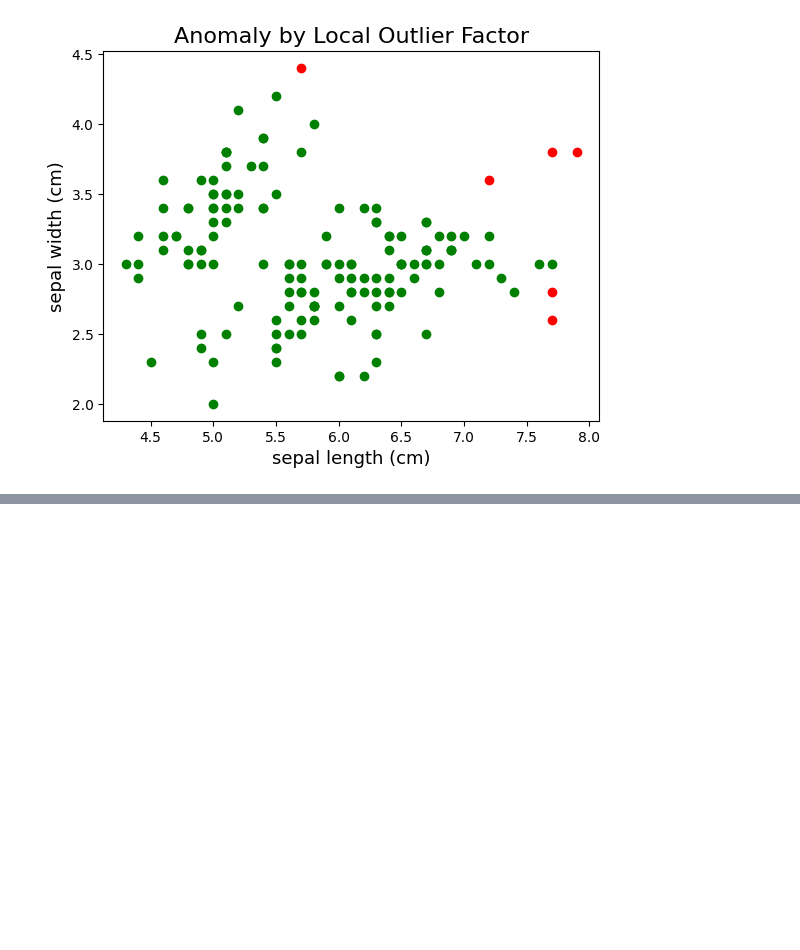
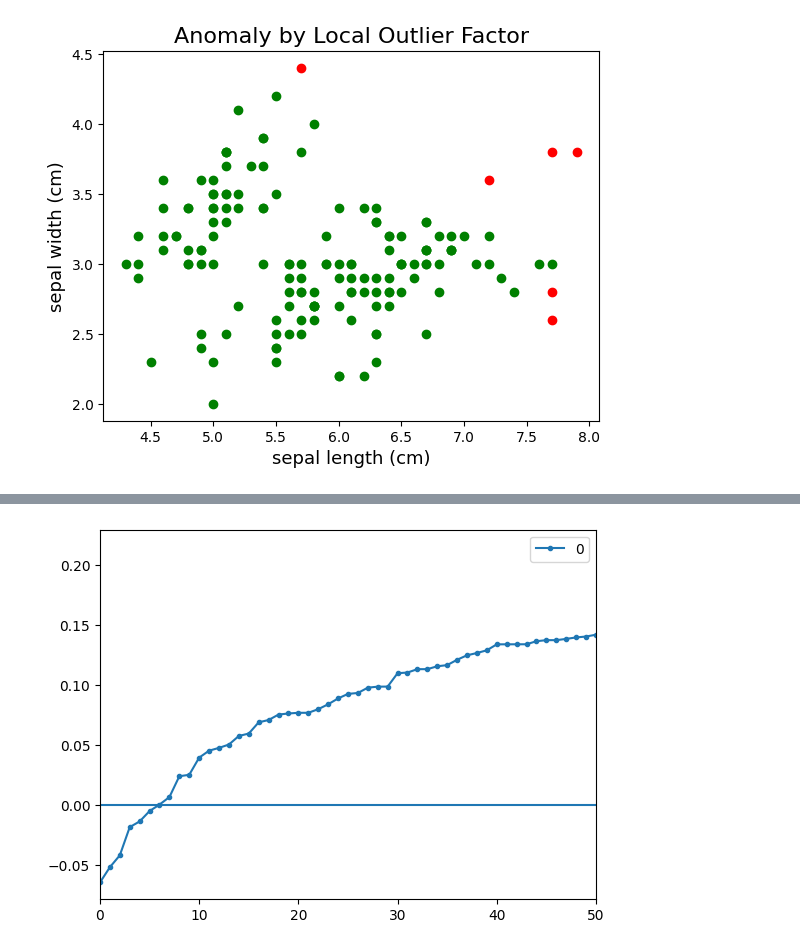
Before and after one commit to dtoralg/TheValley_MDS, a Jupyter notebook: notebooks/E2_Clustering_Jeraquico_con_IRIS.ipynb, the cells around one changed output, grey strips where cells are left out. Saved outputs shown, nothing was run; the diff lists cells and outputs as text; code cells hidden in the pictures; blank space fills up the shorter version.

```diff
--- a/notebooks/E2_Clustering_Jeraquico_con_IRIS.ipynb
+++ b/notebooks/E2_Clustering_Jeraquico_con_IRIS.ipynb
@@ -168 +208,8 @@ scores = model.decision_function(X)
+# %%
+# Visualizamos gráficamente
+scores_sort_isofor = pd.DataFrame(np.sort(scores_df_isofor['outlier_score']))
+scores_sort_isofor.plot(xlim=[0, 50], style='.-').hlines(0, 0 , 50)
+plt.show()
+# %% [output]
+[figure, added]
 # %%
```
Also changed, not shown: parts of 22 cells of this notebook.
